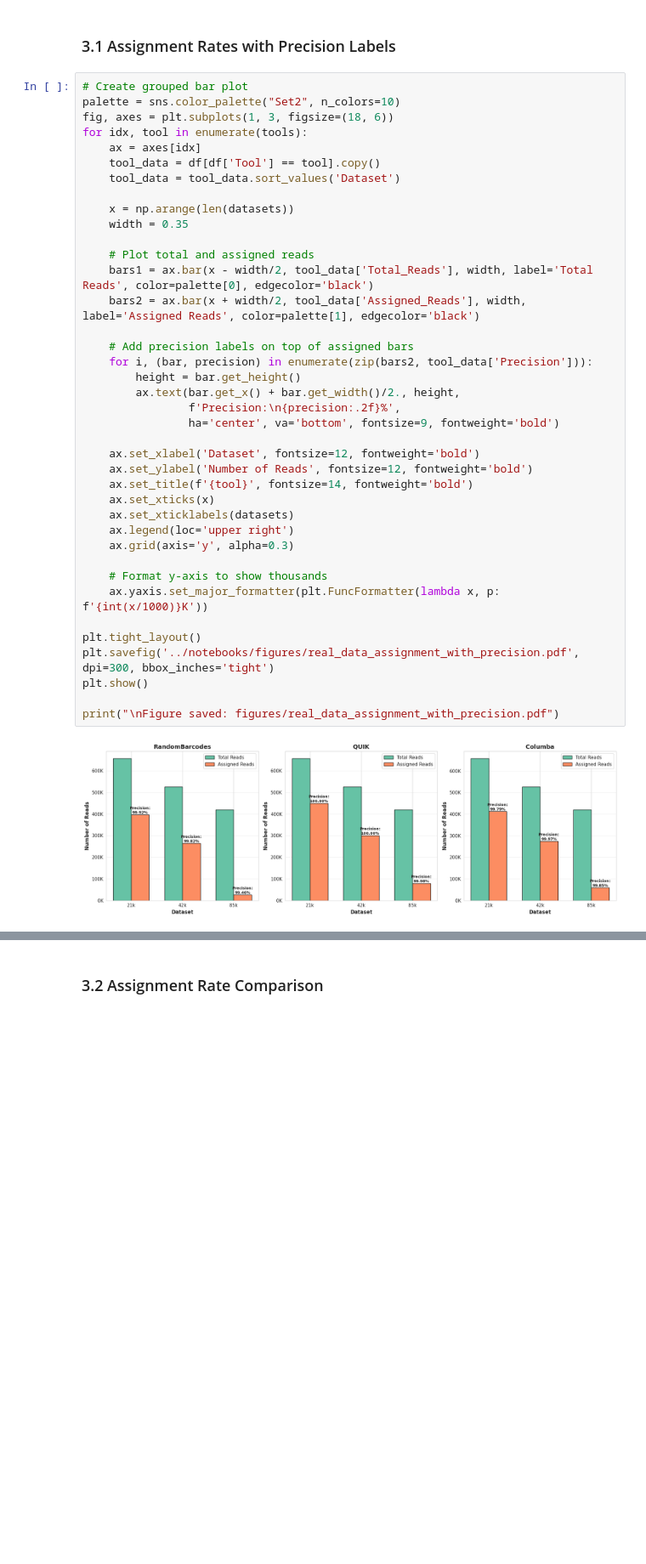
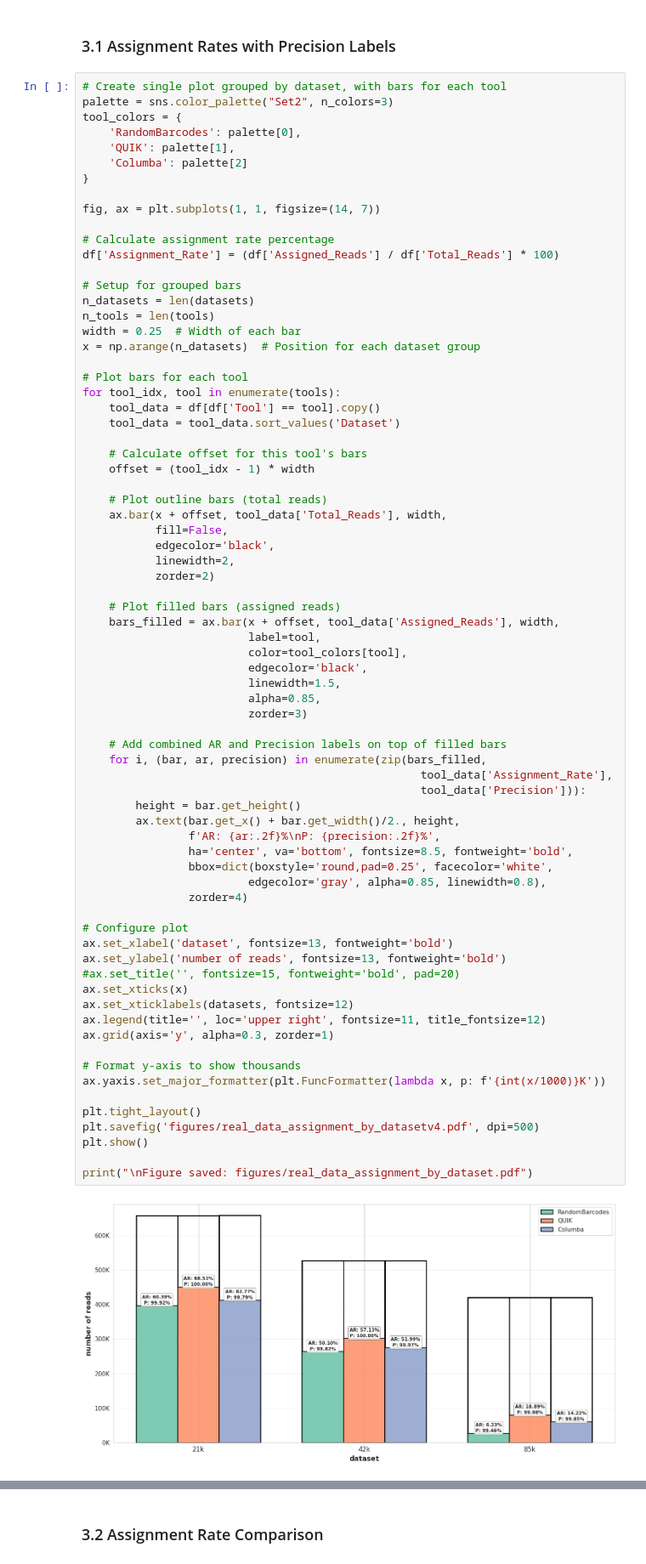
Before and after one commit to OncoRNALab/BarcodeCalling_benchmark, a Jupyter notebook: notebooks/real_data_comparison.ipynb, the cells around one changed output, grey strips where cells are left out. Shown at 85% size. Cells and saved outputs as stored; diff of their text form; blank space fills up the shorter version.

```diff
--- a/notebooks/real_data_comparison.ipynb
+++ b/notebooks/real_data_comparison.ipynb
@@ -205,43 +306,77 @@ RandomBarcodes     85k       420338           26174            2260           6.
 # %% [markdown]
 ### 3.1 Assignment Rates with Precision Labels
 # %%
-# Create grouped bar plot
-palette = sns.color_palette("Set2", n_colors=10)
-fig, axes = plt.subplots(1, 3, figsize=(18, 6))
-for idx, tool in enumerate(tools):
-    ax = axes[idx]
+# Create single plot grouped by dataset, with bars for each tool
+palette = sns.color_palette("Set2", n_colors=3)
+tool_colors = {
+    'RandomBarcodes': palette[0],
+    'QUIK': palette[1],
+    'Columba': palette[2]
+}
+
+fig, ax = plt.subplots(1, 1, figsize=(14, 7))
+
+# Calculate assignment rate percentage
+df['Assignment_Rate'] = (df['Assigned_Reads'] / df['Total_Reads'] * 100)
+
+# Setup for grouped bars
+n_datasets = len(datasets)
+n_tools = len(tools)
+width = 0.25  # Width of each bar
+x = np.arange(n_datasets)  # Position for each dataset group
+
+# Plot bars for each tool
+for tool_idx, tool in enumerate(tools):
     tool_data = df[df['Tool'] == tool].copy()
     tool_data = tool_data.sort_values('Dataset')
 
-    x = np.arange(len(datasets))
-    width = 0.35
+    # Calculate offset for this tool's bars
+    offset = (tool_idx - 1) * width
 
-    # Plot total and assigned reads
-    bars1 = ax.bar(x - width/2, tool_data['Total_Reads'], width, label='Total Reads', color=palette[0], edgecolor='black')
-    bars2 = ax.bar(x + width/2, tool_data['Assigned_Reads'], width, label='Assigned Reads', color=palette[1], edgecolor='black')
+    # Plot outline bars (total reads)
+    ax.bar(x + offset, tool_data['Total_Reads'], width,
+           fill=False,
+           edgecolor='black',
+           linewidth=2,
+           zorder=2)
 
-    # Add precision labels on top of assigned bars
-    for i, (bar, precision) in enumerate(zip(bars2, tool_data['Precision'])):
+    # Plot filled bars (assigned reads)
+    bars_filled = ax.bar(x + offset, tool_data['Assigned_Reads'], width,
+                         label=tool,
+                         color=tool_colors[tool],
+                         edgecolor='black',
+                         linewidth=1.5,
+                         alpha=0.85,
+                         zorder=3)
+
+    # Add combined AR and Precision labels on top of filled bars
+    for i, (bar, ar, precision) in enumerate(zip(bars_filled,
+                                                   tool_data['Assignment_Rate'],
+                                                   tool_data['Precision'])):
         height = bar.get_height()
         ax.text(bar.get_x() + bar.get_width()/2., height,
-                f'Precision:\n{precision:.2f}%',
-                ha='center', va='bottom', fontsize=9, fontweight='bold')
+                f'AR: {ar:.2f}%\nP: {precision:.2f}%',
+                ha='center', va='bottom', fontsize=8.5, fontweight='bold',
+                bbox=dict(boxstyle='round,pad=0.25', facecolor='white',
+                         edgecolor='gray', alpha=0.85, linewidth=0.8),
+                zorder=4)
 
-    ax.set_xlabel('Dataset', fontsize=12, fontweight='bold')
-    ax.set_ylabel('Number of Reads', fontsize=12, fontweight='bold')
-    ax.set_title(f'{tool}', fontsize=14, fontweight='bold')
-    ax.set_xticks(x)
-    ax.set_xticklabels(datasets)
-    ax.legend(loc='upper right')
-    ax.grid(axis='y', alpha=0.3)
+# Configure plot
+ax.set_xlabel('dataset', fontsize=13, fontweight='bold')
+ax.set_ylabel('number of reads', fontsize=13, fontweight='bold')
+#ax.set_title('', fontsize=15, fontweight='bold', pad=20)
+ax.set_xticks(x)
+ax.set_xticklabels(datasets, fontsize=12)
+ax.legend(title='', loc='upper right', fontsize=11, title_fontsize=12)
+ax.grid(axis='y', alpha=0.3, zorder=1)
 
-    # Format y-axis to show thousands
-    ax.yaxis.set_major_formatter(plt.FuncFormatter(lambda x, p: f'{int(x/1000)}K'))
+# Format y-axis to show thousands
+ax.yaxis.set_major_formatter(plt.FuncFormatter(lambda x, p: f'{int(x/1000)}K'))
 
 plt.tight_layout()
-plt.savefig('../notebooks/figures/real_data_assignment_with_precision.pdf', dpi=300, bbox_inches='tight')
+plt.savefig('figures/real_data_assignment_by_datasetv4.pdf', dpi=500)
 plt.show()
 
-print("\nFigure saved: figures/real_data_assignment_with_precision.pdf")
+print("\nFigure saved: figures/real_data_assignment_by_dataset.pdf")
 # %% [output]
-[figure, old version]
+[figure, new version]
```
Also changed, not shown: parts of 6 cells of this notebook, 8 other files.
